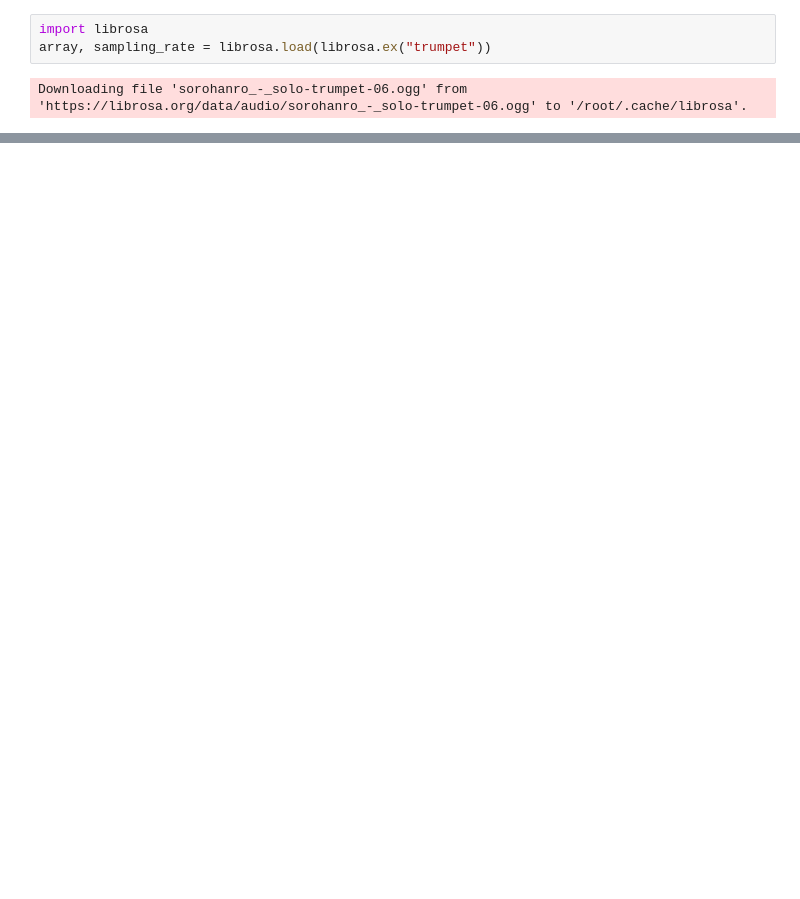
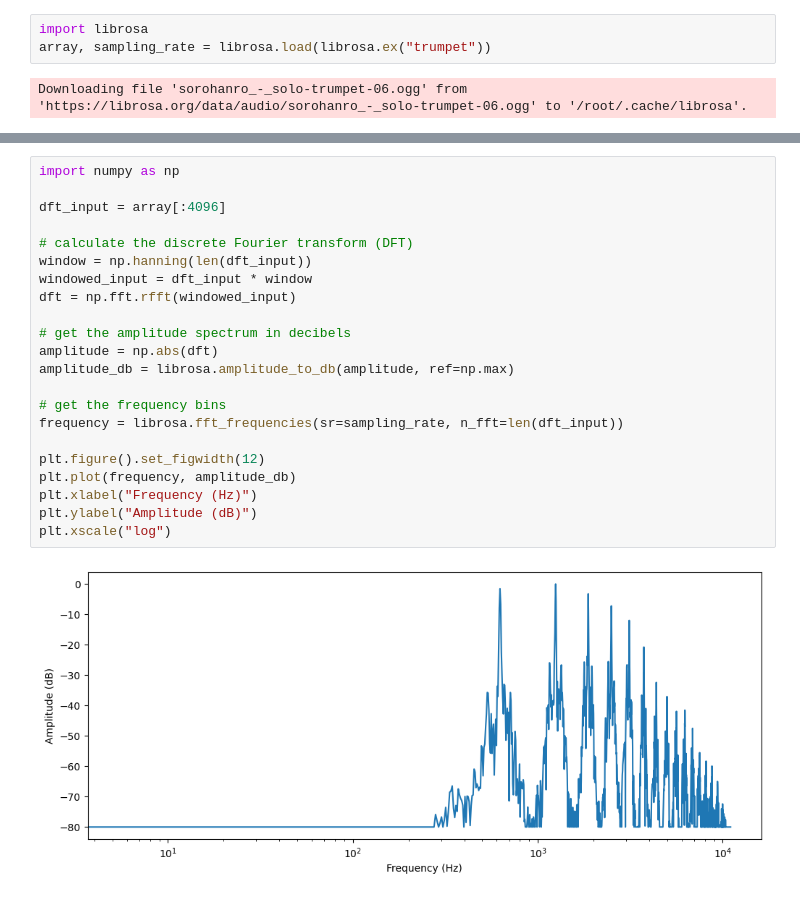
Before and after one commit to xpdlaldam/nlp, a Jupyter notebook: HF_audio_course.ipynb, the cells around one changed output, grey strips where cells are left out. Saved outputs shown, nothing was run; the diff lists cells and outputs as text; blank space fills up the shorter version.

```diff
--- a/HF_audio_course.ipynb
+++ b/HF_audio_course.ipynb
@@ -36,0 +73,24 @@ sampling_rate
+# %%
+import numpy as np
+
+dft_input = array[:4096]
+
+# calculate the discrete Fourier transform (DFT)
+window = np.hanning(len(dft_input))
+windowed_input = dft_input * window
+dft = np.fft.rfft(windowed_input)
+
+# get the amplitude spectrum in decibels
+amplitude = np.abs(dft)
+amplitude_db = librosa.amplitude_to_db(amplitude, ref=np.max)
+
+# get the frequency bins
+frequency = librosa.fft_frequencies(sr=sampling_rate, n_fft=len(dft_input))
+
+plt.figure().set_figwidth(12)
+plt.plot(frequency, amplitude_db)
+plt.xlabel("Frequency (Hz)")
+plt.ylabel("Amplitude (dB)")
+plt.xscale("log")
+# %% [output]
+[figure, added]
```
Also changed, not shown: parts of 8 cells of this notebook.
